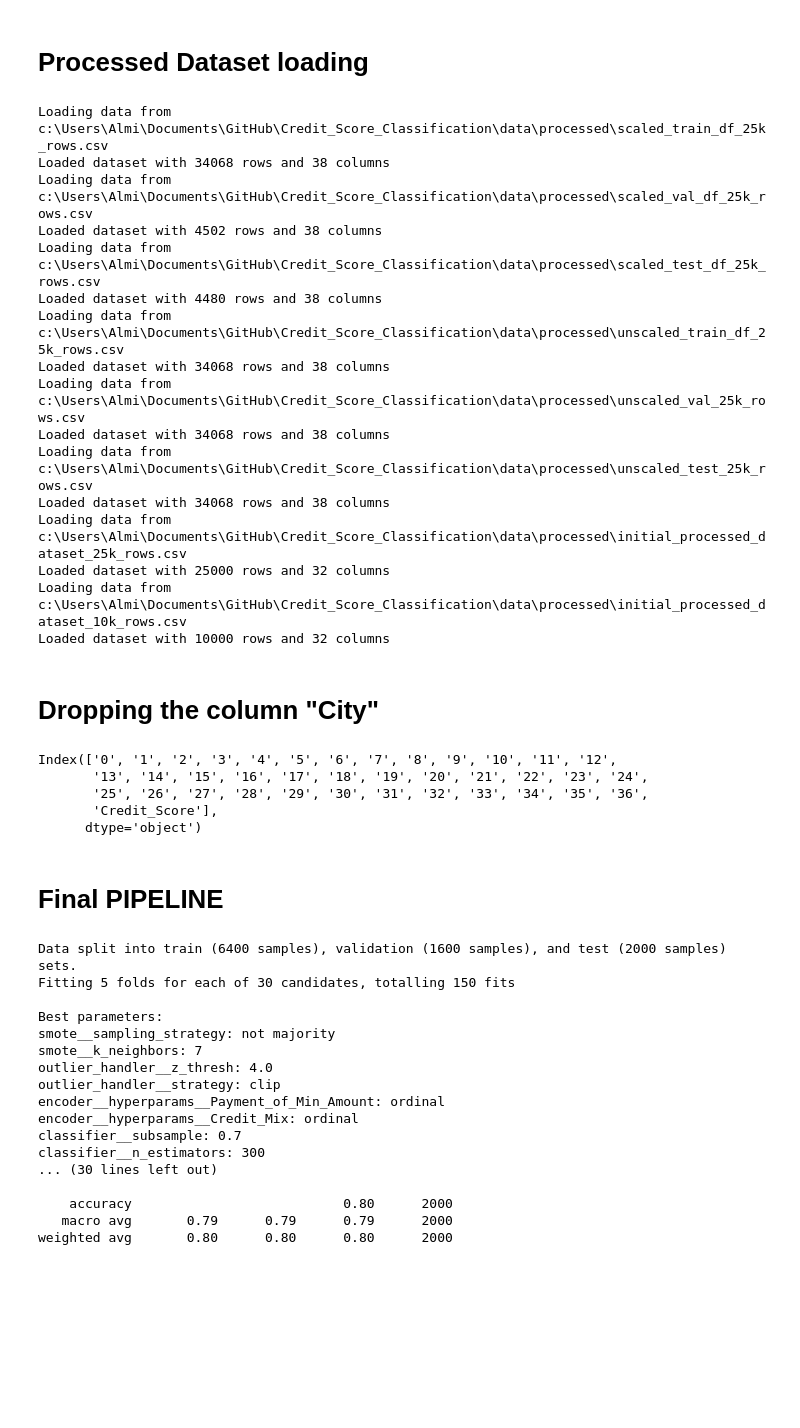
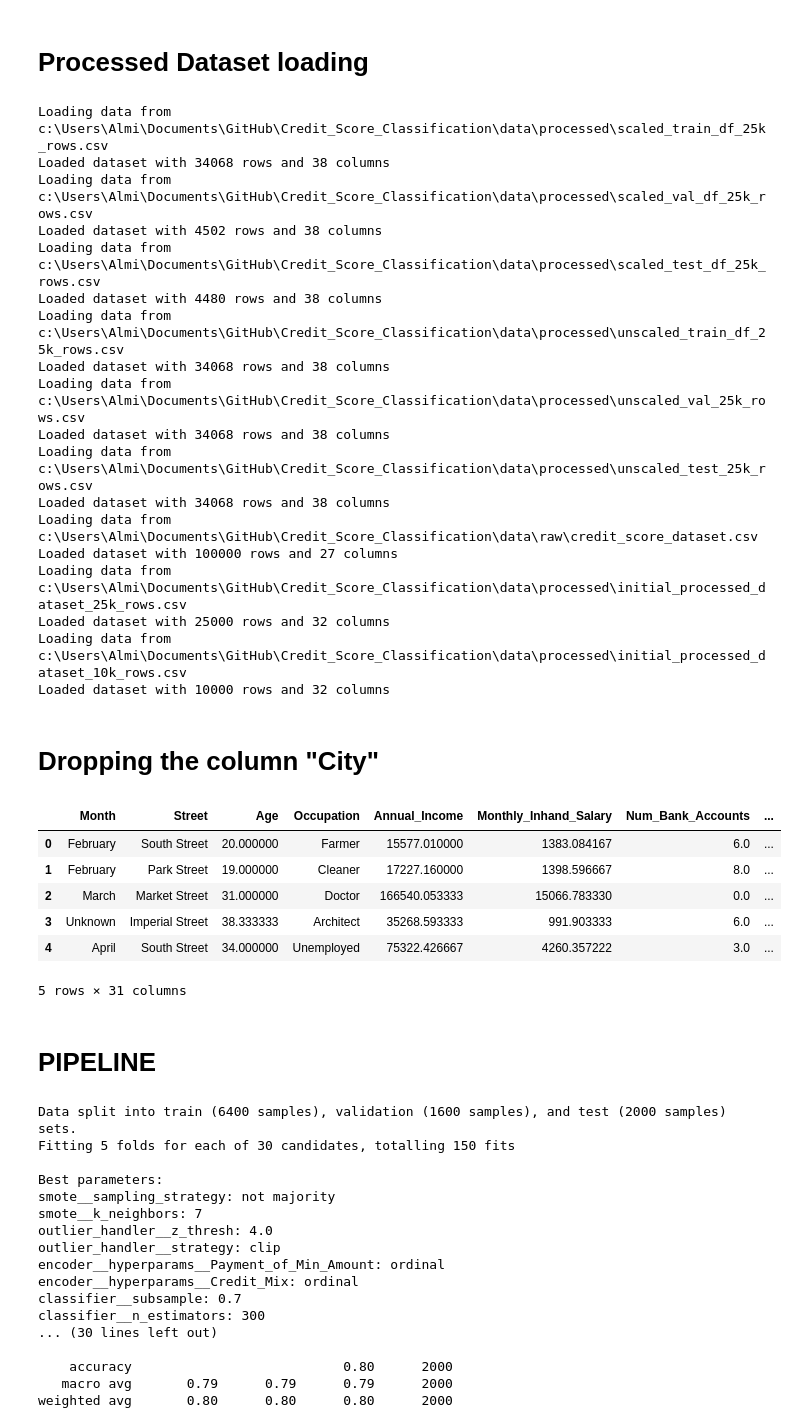
Before and after one commit to Simone-meli25/Credit_Score_Classification, a Jupyter notebook: notebooks/03_training_pipeline.ipynb, the cells around one changed output. Saved outputs shown, nothing was run; the diff lists cells and outputs as text; code cells hidden in the pictures; blank space fills up the shorter version.

```diff
--- a/notebooks/03_training_pipeline.ipynb
+++ b/notebooks/03_training_pipeline.ipynb
@@ -23,9 +23,6 @@ from src.data_loading.data_loader import load_data, get_numerical_features, get_
 script_dir  = pathlib.Path.cwd()
 project_root = script_dir.parent
 
-file_path_25k_rows = project_root / 'data' / 'processed' / 'initial_processed_dataset_25k_rows.csv'
-file_path_10k_rows = project_root / 'data' / 'processed' / 'initial_processed_dataset_10k_rows.csv'
-
 save_dir = project_root / 'data' / 'processed'
 
 # Loading scaled datasets
@@ -38,6 +35,10 @@ unscaled_train_df = load_data(str(save_dir / 'unscaled_train_df_25k_rows.csv'))
 unscaled_val_df = load_data(str(save_dir / 'unscaled_val_25k_rows.csv'))
 unscaled_test_df = load_data(str(save_dir / 'unscaled_test_25k_rows.csv'))
 
+file_path_25k_rows = project_root / 'data' / 'processed' / 'initial_processed_dataset_25k_rows.csv'
+file_path_10k_rows = project_root / 'data' / 'processed' / 'initial_processed_dataset_10k_rows.csv'
+
+df_full=load_data(str(project_root/'data'/'raw'/'credit_score_dataset.csv'))
 df_25k_rows = load_data(str(file_path_25k_rows))
 df_10k_rows = load_data(str(file_path_10k_rows))
 # %% [output]
@@ -53,6 +54,8 @@ Loading data from c:\Users\Almi\Documents\GitHub\Credit_Score_Classification\dat
 Loaded dataset with 34068 rows and 38 columns
 Loading data from c:\Users\Almi\Documents\GitHub\Credit_Score_Classification\data\processed\unscaled_test_25k_rows.csv
 Loaded dataset with 34068 rows and 38 columns
+Loading data from c:\Users\Almi\Documents\GitHub\Credit_Score_Classification\data\raw\credit_score_dataset.csv
+Loaded dataset with 100000 rows and 27 columns
 Loading data from c:\Users\Almi\Documents\GitHub\Credit_Score_Classification\data\processed\initial_processed_dataset_25k_rows.csv
 Loaded dataset with 25000 rows and 32 columns
 Loading data from c:\Users\Almi\Documents\GitHub\Credit_Score_Classification\data\processed\initial_processed_dataset_10k_rows.csv
@@ -60,7 +63,7 @@ Loaded dataset with 10000 rows and 32 columns
 # %%
 # Choose here if to use the df with 25k or 10k rows (faster computations but less reliable results)
 #df = df_25k_rows # (with this took around 50 minutes to run the pipeline)
-f = df_10k_rows
+df = df_10k_rows
 # %% [markdown]
 # Dropping the column "City"
 # %%
@@ -68,14 +71,18 @@ f = df_10k_rows
 # will have almost perfect performance (i suppose that City is not a good predictor, introducing bias)
 
 df = df.drop(columns=["City"])
-# %% [output]
-Index(['0', '1', '2', '3', '4', '5', '6', '7', '8', '9', '10', '11', '12',
-       '13', '14', '15', '16', '17', '18', '19', '20', '21', '22', '23', '24',
-       '25', '26', '27', '28', '29', '30', '31', '32', '33', '34', '35', '36',
-       'Credit_Score'],
-      dtype='object')
+# %%
+df.head()
+# %% [output]
+|  | Month | Street | Age | Occupation | Annual_Income | Monthly_Inhand_Salary | Num_Bank_Accounts | ... |
+| 0 | February | South Street | 20.000000 | Farmer | 15577.010000 | 1383.084167 | 6.0 | ... |
+| 1 | February | Park Street | 19.000000 | Cleaner | 17227.160000 | 1398.596667 | 8.0 | ... |
+| 2 | March | Market Street | 31.000000 | Doctor | 166540.053333 | 15066.783330 | 0.0 | ... |
+| 3 | Unknown | Imperial Street | 38.333333 | Architect | 35268.593333 | 991.903333 | 6.0 | ... |
+| 4 | April | South Street | 34.000000 | Unemployed | 75322.426667 | 4260.357222 | 3.0 | ... |
+5 rows × 31 columns
 # %% [markdown]
-# Final PIPELINE
+# PIPELINE
 # %%
 import importlib
 import src.models.credit_score_pipeline as pipeline_module
```
Also changed, not shown: parts of 1 cell of this notebook, 12 other files.
